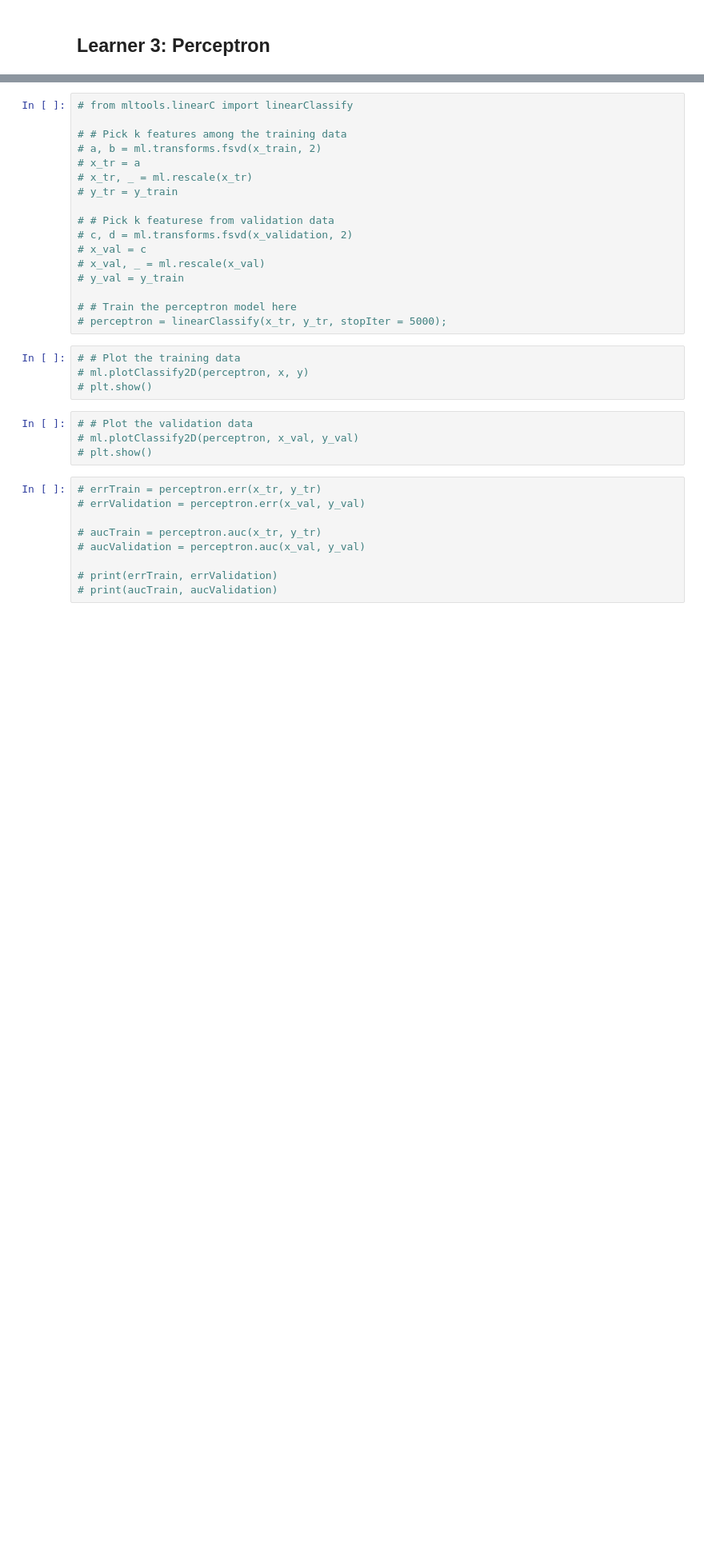
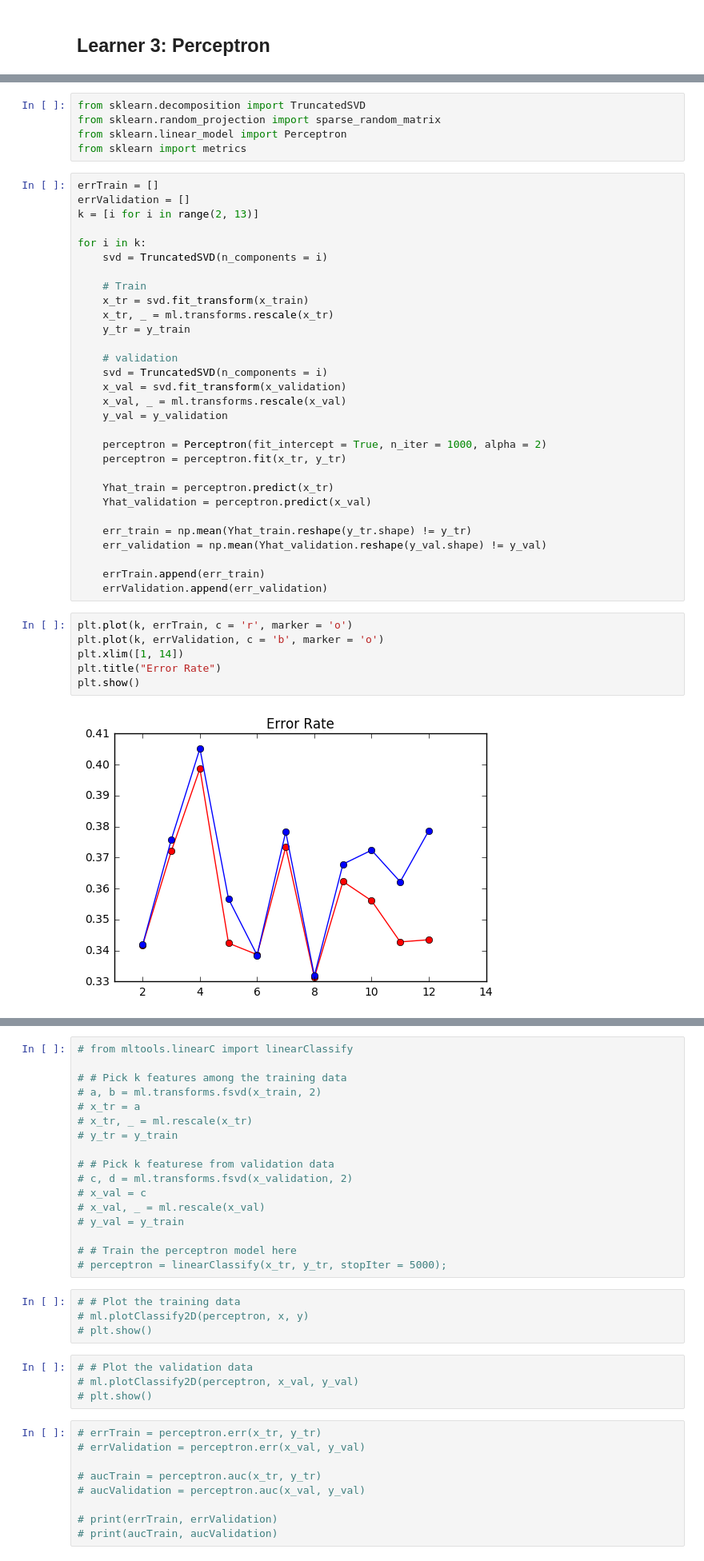
Before and after one commit to pandabytes/kaggle, a Jupyter notebook: Perceptron.ipynb, the cells around one changed output, grey strips where cells are left out. Shown: that part at 80% size. Saved outputs shown, nothing was run; the diff lists cells and outputs as text; blank space fills up the shorter version.

```diff
--- a/Perceptron.ipynb
+++ b/Perceptron.ipynb
@@ -21,0 +24,43 @@ y_train = y[0:10000]
+# %%
+from sklearn.decomposition import TruncatedSVD
+from sklearn.random_projection import sparse_random_matrix
+from sklearn.linear_model import Perceptron
+from sklearn import metrics
+# %%
+errTrain = []
+errValidation = []
+k = [i for i in range(2, 13)]
+
+for i in k:
+    svd = TruncatedSVD(n_components = i)
+
+    # Train
+    x_tr = svd.fit_transform(x_train)
+    x_tr, _ = ml.transforms.rescale(x_tr)
+    y_tr = y_train
+
+    # validation
+    svd = TruncatedSVD(n_components = i)
+    x_val = svd.fit_transform(x_validation)
+    x_val, _ = ml.transforms.rescale(x_val)
+    y_val = y_validation
+
+    perceptron = Perceptron(fit_intercept = True, n_iter = 1000, alpha = 2)
+    perceptron = perceptron.fit(x_tr, y_tr)
+
+    Yhat_train = perceptron.predict(x_tr)
+    Yhat_validation = perceptron.predict(x_val)
+
+    err_train = np.mean(Yhat_train.reshape(y_tr.shape) != y_tr)
+    err_validation = np.mean(Yhat_validation.reshape(y_val.shape) != y_val)
+
+    errTrain.append(err_train)
+    errValidation.append(err_validation)
+# %%
+plt.plot(k, errTrain, c = 'r', marker = 'o')
+plt.plot(k, errValidation, c = 'b', marker = 'o')
+plt.xlim([1, 14])
+plt.title("Error Rate")
+plt.show()
+# %% [output]
+[figure, added]
```
Also changed, not shown: parts of 11 cells of this notebook, 2 other files.
